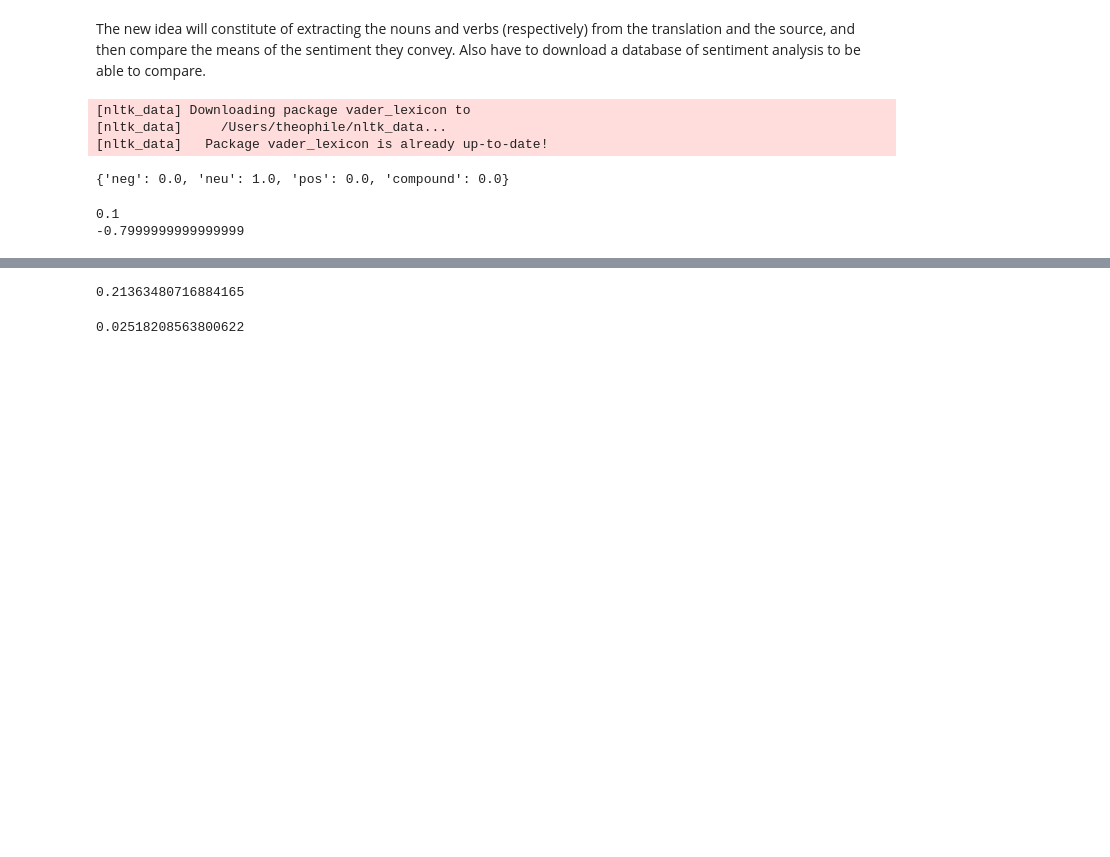
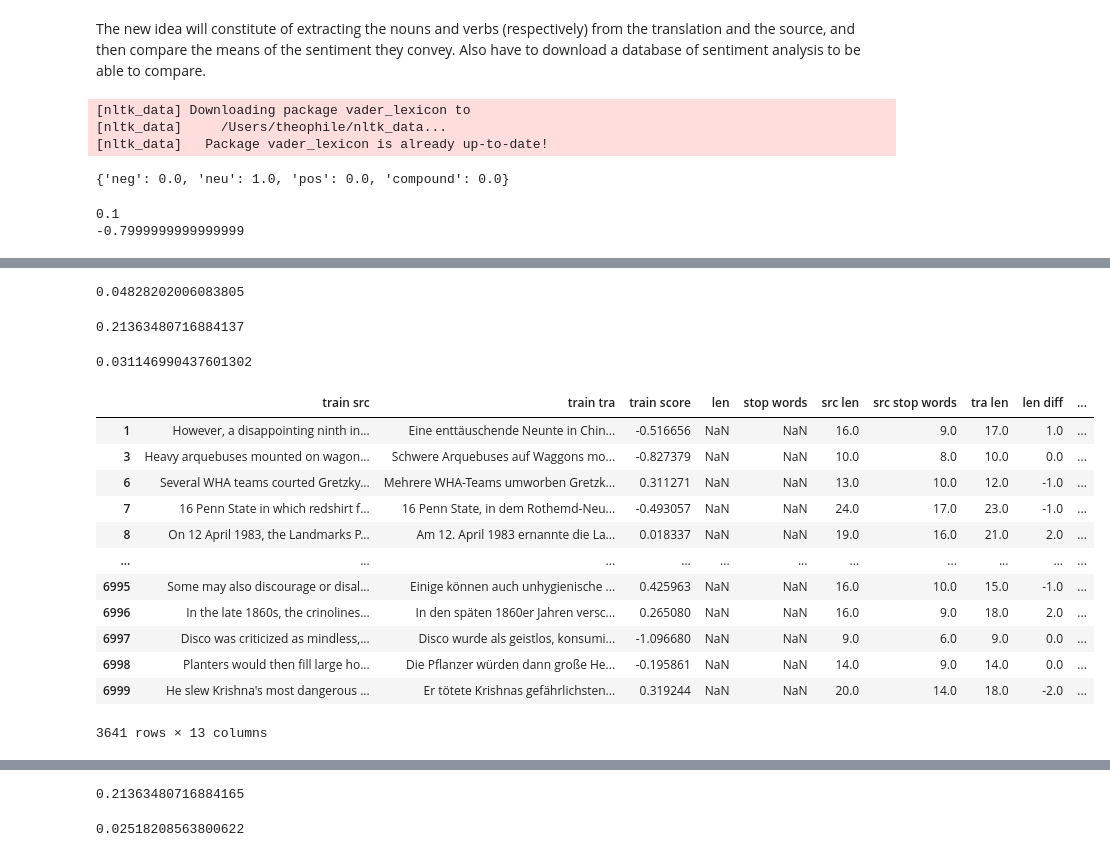
Before and after one commit to mdelaf1995/sentence_level_qe_ffl, a Jupyter notebook: exploration/theo_explo.ipynb, the cells around one changed output, grey strips where cells are left out. Saved outputs shown, nothing was run; the diff lists cells and outputs as text; code cells hidden in the pictures; blank space fills up the shorter version.

Commit message:
added lemmas, sentences without stop words and sentiments

```diff
--- a/exploration/theo_explo.ipynb
+++ b/exploration/theo_explo.ipynb
@@ -207,9 +274,30 @@ def sent_de(sentence):
+# %%
+train['std sentiment difference'] = train['std sentiment english'] - train['std sentiment german']
+# %%
+train['std sentiment difference'][idx].corr(train['train score'][idx])
+# %% [output]
+0.04828202006083805
 # %%
-train['sentiment english']=np.nan
-train['sentiment german']=np.nan
+train['std sentiment english'].corr(train['std sentiment german'])
+# %% [output]
+0.21363480716884137
-# %%
-for idx, sentence in enumerate (train['train src']):
-    train.at[idx,'sentiment english']=TextBlob(sentence).sentiment.polarity
-# %%
-for idx, sentence in enumerate (train['train tra']):
-    train.at[idx,'sentiment german']=TextBlobDE(sentence).sentiment.polarity
+# %%
+train['std sentiment difference'].corr(train['train score'])
+# %% [output]
+0.031146990437601302
+# %%
+train[(train['sentiment english']!=0) | (train['sentiment german']!=0)]
+# %% [output]
+|  | train src | train tra | train score | len | stop words | src len | src stop words | tra len | len diff | ... |
+| 1 | However, a disappointing ninth in... | Eine enttäuschende Neunte in Chin... | -0.516656 | NaN | NaN | 16.0 | 9.0 | 17.0 | 1.0 | ... |
+| 3 | Heavy arquebuses mounted on wagon... | Schwere Arquebuses auf Waggons mo... | -0.827379 | NaN | NaN | 10.0 | 8.0 | 10.0 | 0.0 | ... |
+| 6 | Several WHA teams courted Gretzky... | Mehrere WHA-Teams umworben Gretzk... | 0.311271 | NaN | NaN | 13.0 | 10.0 | 12.0 | -1.0 | ... |
+| 7 | 16 Penn State in which redshirt f... | 16 Penn State, in dem Rothemd-Neu... | -0.493057 | NaN | NaN | 24.0 | 17.0 | 23.0 | -1.0 | ... |
+| 8 | On 12 April 1983, the Landmarks P... | Am 12. April 1983 ernannte die La... | 0.018337 | NaN | NaN | 19.0 | 16.0 | 21.0 | 2.0 | ... |
+| ... | ... | ... | ... | ... | ... | ... | ... | ... | ... | ... |
+| 6995 | Some may also discourage or disal... | Einige können auch unhygienische ... | 0.425963 | NaN | NaN | 16.0 | 10.0 | 15.0 | -1.0 | ... |
+| 6996 | In the late 1860s, the crinolines... | In den späten 1860er Jahren versc... | 0.265080 | NaN | NaN | 16.0 | 9.0 | 18.0 | 2.0 | ... |
+| 6997 | Disco was criticized as mindless,... | Disco wurde als geistlos, konsumi... | -1.096680 | NaN | NaN | 9.0 | 6.0 | 9.0 | 0.0 | ... |
+| 6998 | Planters would then fill large ho... | Die Pflanzer würden dann große He... | -0.195861 | NaN | NaN | 14.0 | 9.0 | 14.0 | 0.0 | ... |
+| 6999 | He slew Krishna's most dangerous ... | Er tötete Krishnas gefährlichsten... | 0.319244 | NaN | NaN | 20.0 | 14.0 | 18.0 | -2.0 | ... |
+3641 rows × 13 columns
```
Also changed, not shown: parts of 30 cells of this notebook, 1 other file.
